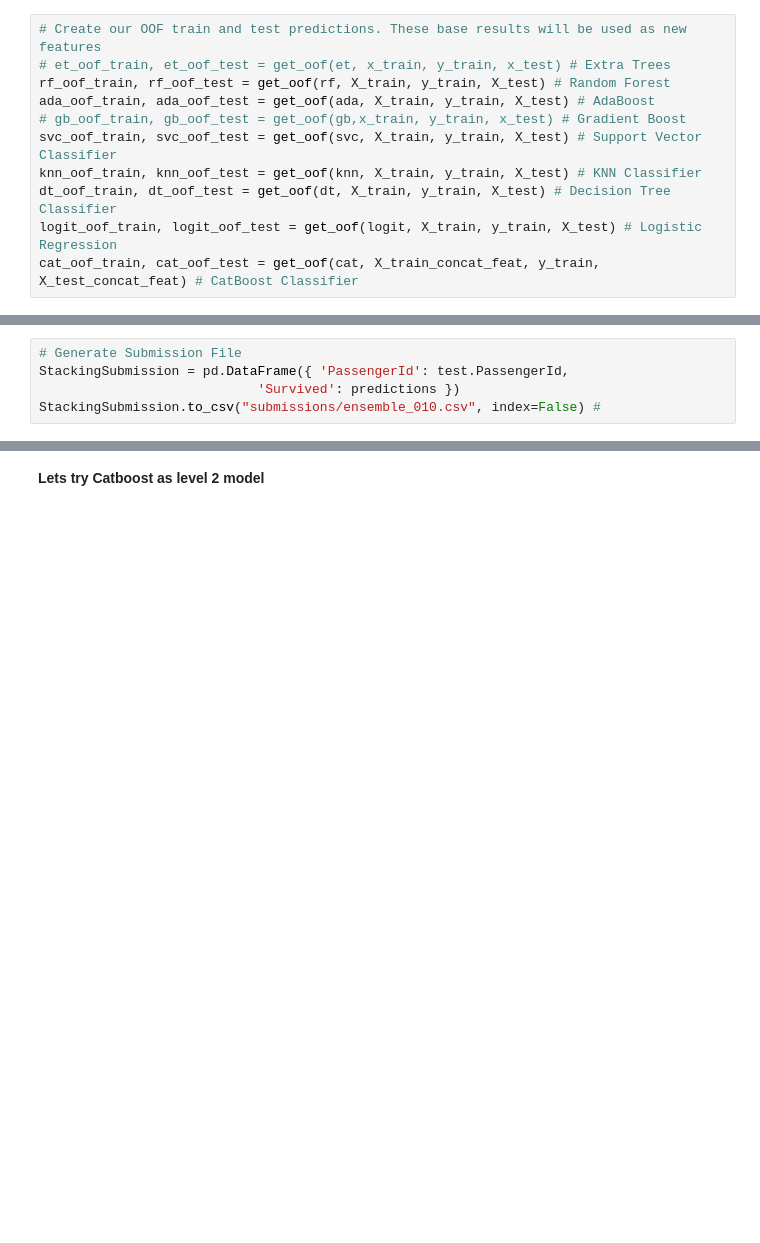
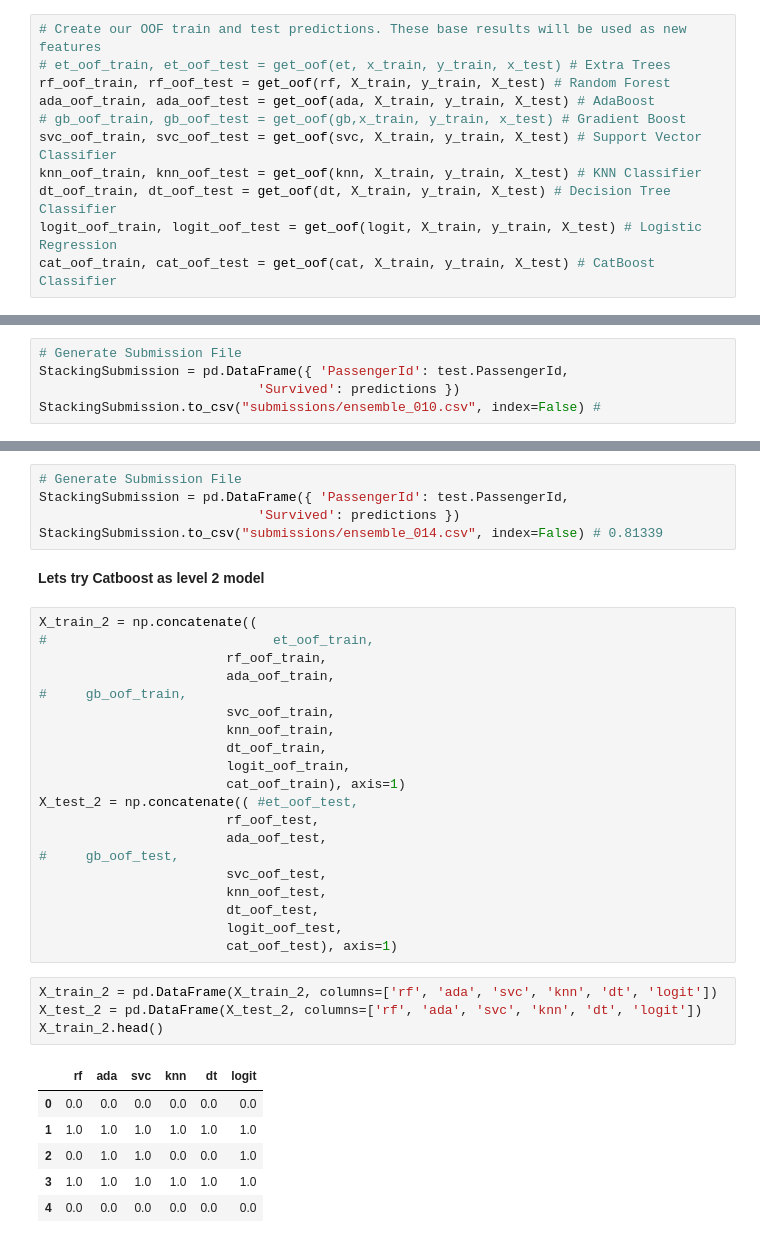
Before and after one commit to yulits/titanic_research, a Jupyter notebook: ensemble.ipynb, the cells around one changed output, grey strips where cells are left out. Cells and saved outputs as stored; diff of their text form; blank space fills up the shorter version.

```diff
--- a/ensemble.ipynb
+++ b/ensemble.ipynb
@@ -425,7 +425,7 @@ svc_oof_train, svc_oof_test = get_oof(svc, X_train, y_train, X_test) # Support V
 knn_oof_train, knn_oof_test = get_oof(knn, X_train, y_train, X_test) # KNN Classifier
 dt_oof_train, dt_oof_test = get_oof(dt, X_train, y_train, X_test) # Decision Tree Classifier
 logit_oof_train, logit_oof_test = get_oof(logit, X_train, y_train, X_test) # Logistic Regression
-cat_oof_train, cat_oof_test = get_oof(cat, X_train_concat_feat, y_train, X_test_concat_feat) # CatBoost Classifier
+cat_oof_train, cat_oof_test = get_oof(cat, X_train, y_train, X_test) # CatBoost Classifier
 # %%
 rf_features = rf.feature_importances(X_train, y_train)
 # et_feature = et.feature_importances(x_train, y_train)
@@ -854,3 +1099,39 @@ StackingSubmission.to_csv("submissions/ensemble_010.csv", index=False) #
+# %%
+# Generate Submission File
+StackingSubmission = pd.DataFrame({ 'PassengerId': test.PassengerId,
+                            'Survived': predictions })
+StackingSubmission.to_csv("submissions/ensemble_014.csv", index=False) # 0.81339
 # %% [markdown]
 <b>Lets try Catboost as level 2 model</b>
+# %%
+X_train_2 = np.concatenate((
+#                             et_oof_train,
+                        rf_oof_train,
+                        ada_oof_train,
+#     gb_oof_train,
+                        svc_oof_train,
+                        knn_oof_train,
+                        dt_oof_train,
+                        logit_oof_train,
+                        cat_oof_train), axis=1)
+X_test_2 = np.concatenate(( #et_oof_test,
+                        rf_oof_test,
+                        ada_oof_test,
+#     gb_oof_test,
+                        svc_oof_test,
+                        knn_oof_test,
+                        dt_oof_test,
+                        logit_oof_test,
+                        cat_oof_test), axis=1)
+# %%
+X_train_2 = pd.DataFrame(X_train_2, columns=['rf', 'ada', 'svc', 'knn', 'dt', 'logit'])
+X_test_2 = pd.DataFrame(X_test_2, columns=['rf', 'ada', 'svc', 'knn', 'dt', 'logit'])
+X_train_2.head()
+# %% [output]
+|  | rf | ada | svc | knn | dt | logit |
+| 0 | 0.0 | 0.0 | 0.0 | 0.0 | 0.0 | 0.0 |
+| 1 | 1.0 | 1.0 | 1.0 | 1.0 | 1.0 | 1.0 |
+| 2 | 0.0 | 1.0 | 1.0 | 0.0 | 0.0 | 1.0 |
+| 3 | 1.0 | 1.0 | 1.0 | 1.0 | 1.0 | 1.0 |
+| 4 | 0.0 | 0.0 | 0.0 | 0.0 | 0.0 | 0.0 |
 # %%
```
Also changed, not shown: parts of 26 cells of this notebook, 25 other files.
